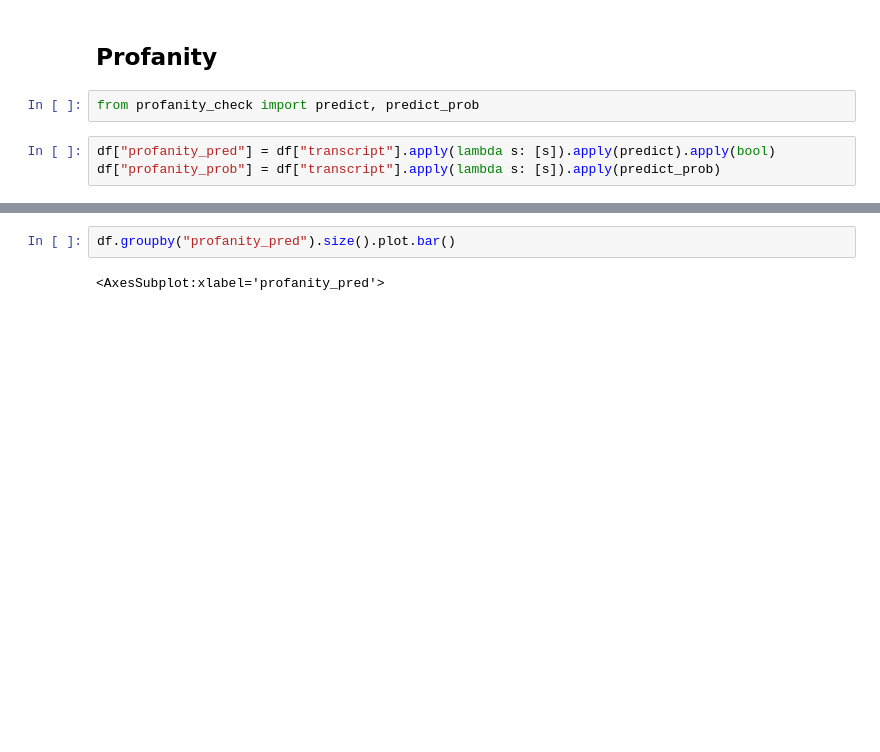
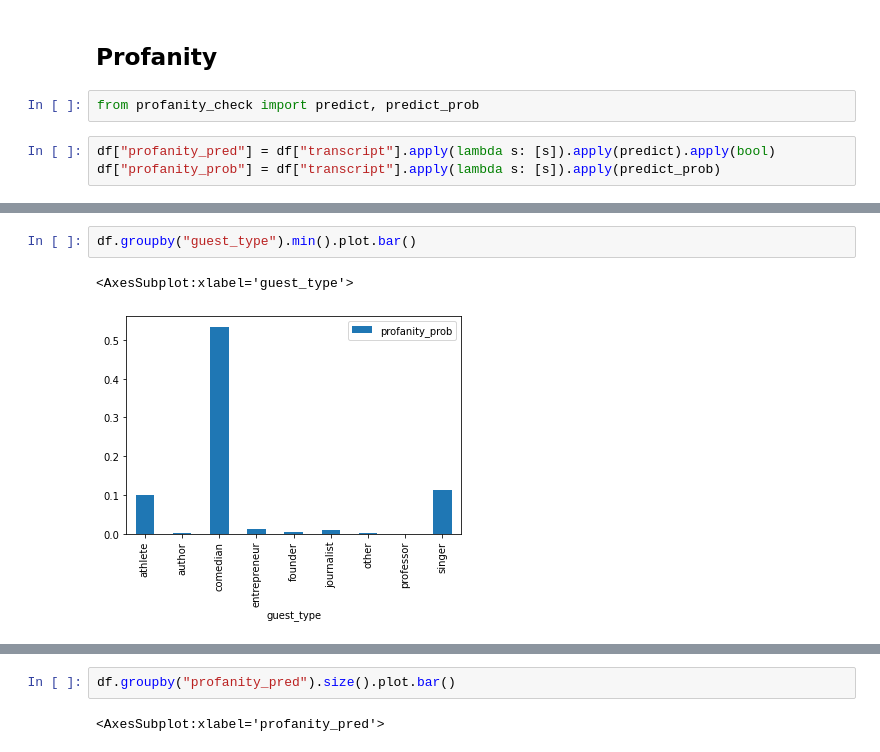
Before and after one commit to BryceHamilton/jre, a Jupyter notebook: analysis.ipynb, the cells around one changed output, grey strips where cells are left out. Saved outputs shown, nothing was run; the diff lists cells and outputs as text; blank space fills up the shorter version.

```diff
--- a/analysis.ipynb
+++ b/analysis.ipynb
@@ -155,0 +201,5 @@ df[["guest","profanity_prob", "profanity_pred"]].sort_values("profanity_prob")
+# %%
+df.groupby("guest_type").min().plot.bar()
+# %% [output]
+<AxesSubplot:xlabel='guest_type'>
+[figure, added]
```
Also changed, not shown: parts of 16 cells of this notebook.
